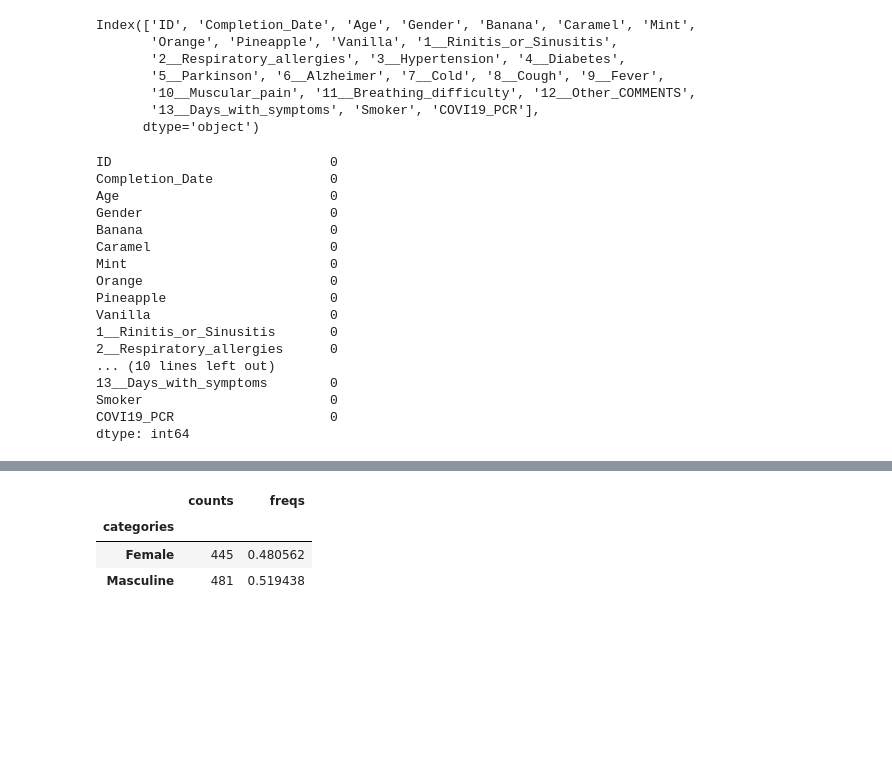
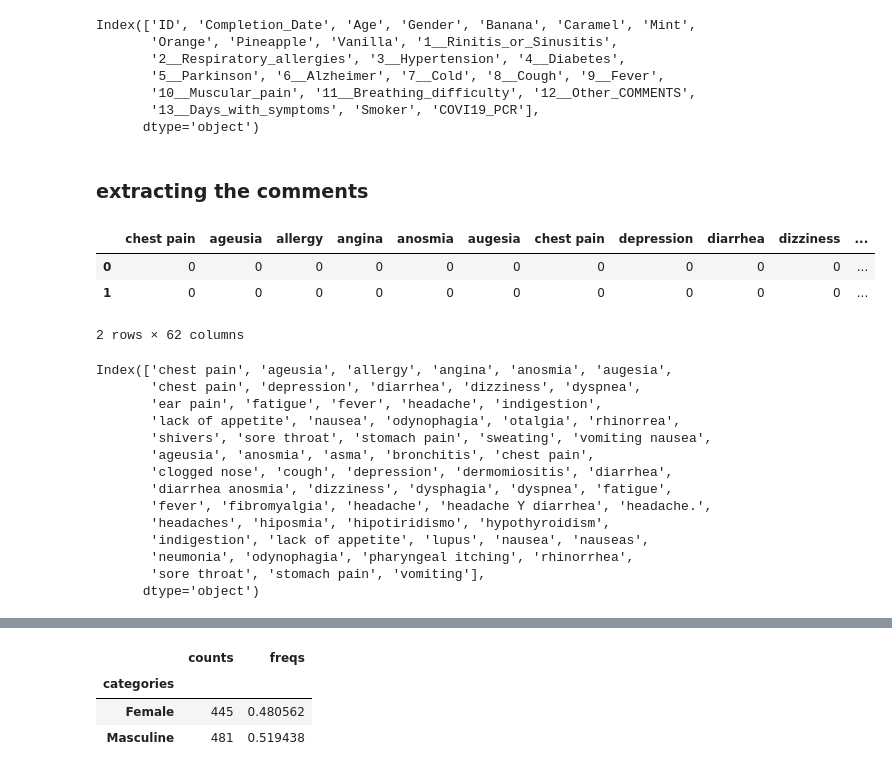
Before and after one commit to Ndelaski/Advanced-projects, a Jupyter notebook: predicting covid with trial data.ipynb, the cells around one changed output, grey strips where cells are left out. Drawn from its saved outputs; the diff is of its cells as text; code cells hidden in the pictures; blank space fills up the shorter version.

```diff
--- a/predicting covid with trial data.ipynb
+++ b/predicting covid with trial data.ipynb
@@ -71,25 +60,7 @@ Index(['ID', 'Completion_Date', 'Age', 'Gender', 'Banana', 'Caramel', 'Mint',
        '13__Days_with_symptoms', 'Smoker', 'COVI19_PCR'],
       dtype='object')
 # %%
-covid.isna().sum()
+#covid.isna().sum()
-# %% [output]
-ID                            0
-Completion_Date               0
-Age                           0
-Gender                        0
-Banana                        0
-Caramel                       0
-Mint                          0
-Orange                        0
-Pineapple                     0
-Vanilla                       0
-1__Rinitis_or_Sinusitis       0
-2__Respiratory_allergies      0
-... (10 lines left out)
-13__Days_with_symptoms        0
-Smoker                        0
-COVI19_PCR                    0
-dtype: int64
 # %%
 #Create a mask based on the condition
 mask = (covid['Banana'] + covid['Caramel'] + covid['Mint'] + covid['Orange'] + covid['Pineapple'] + covid['Vanilla']) > 3
@@ -98,6 +69,18 @@ mask = (covid['Banana'] + covid['Caramel'] + covid['Mint'] + covid['Orange'] + c
 covid['Anosmia'] = mask.astype(int)
 # %%
 #drop columns that are not predictors
-dropthis = ["ID","12__Other_COMMENTS", "Completion_Date",
+dropthis = ["ID", "Completion_Date", #"12__Other_COMMENTS",
             "Banana", "Caramel", "Mint", "Orange", "Pineapple", "Vanilla"]
 covid_symp = covid.drop(dropthis, axis=1)
+# %% [markdown]
+### extracting the comments
+# %%
+# Create a DataFrame with binary encoding for the presence of each value
+binary_comments = covid_symp['12__Other_COMMENTS'].str.get_dummies(sep=',')
+# %%
+binary_comments.head(2)
+# %% [output]
+|  | chest pain | ageusia | allergy | angina | anosmia | augesia | chest pain | depression | diarrhea | dizziness | ... |
+| 0 | 0 | 0 | 0 | 0 | 0 | 0 | 0 | 0 | 0 | 0 | ... |
+| 1 | 0 | 0 | 0 | 0 | 0 | 0 | 0 | 0 | 0 | 0 | ... |
+2 rows × 62 columns
@@ -103,0 +92,17 @@ covid_symp = covid.drop(dropthis, axis=1)
+# %%
+binary_comments.columns
+# %% [output]
+Index(['chest pain', 'ageusia', 'allergy', 'angina', 'anosmia', 'augesia',
+       'chest pain', 'depression', 'diarrhea', 'dizziness', 'dyspnea',
+       'ear pain', 'fatigue', 'fever', 'headache', 'indigestion',
+       'lack of appetite', 'nausea', 'odynophagia', 'otalgia', 'rhinorrea',
+       'shivers', 'sore throat', 'stomach pain', 'sweating', 'vomiting nausea',
+       'ageusia', 'anosmia', 'asma', 'bronchitis', 'chest pain',
+       'clogged nose', 'cough', 'depression', 'dermomiositis', 'diarrhea',
+       'diarrhea anosmia', 'dizziness', 'dysphagia', 'dyspnea', 'fatigue',
+       'fever', 'fibromyalgia', 'headache', 'headache Y diarrhea', 'headache.',
+       'headaches', 'hiposmia', 'hipotiridismo', 'hypothyroidism',
+       'indigestion', 'lack of appetite', 'lupus', 'nausea', 'nauseas',
+       'neumonia', 'odynophagia', 'pharyngeal itching', 'rhinorrhea',
+       'sore throat', 'stomach pain', 'vomiting'],
+      dtype='object')
```
Also changed, not shown: parts of 27 cells of this notebook.
